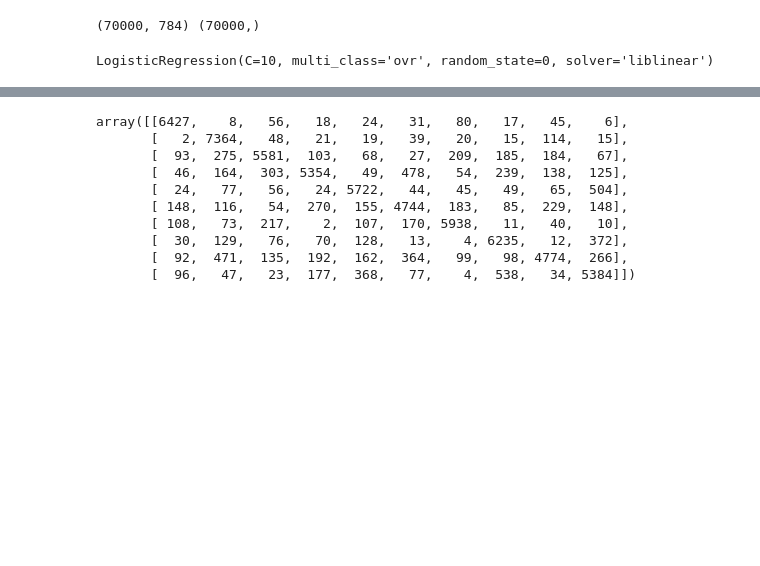
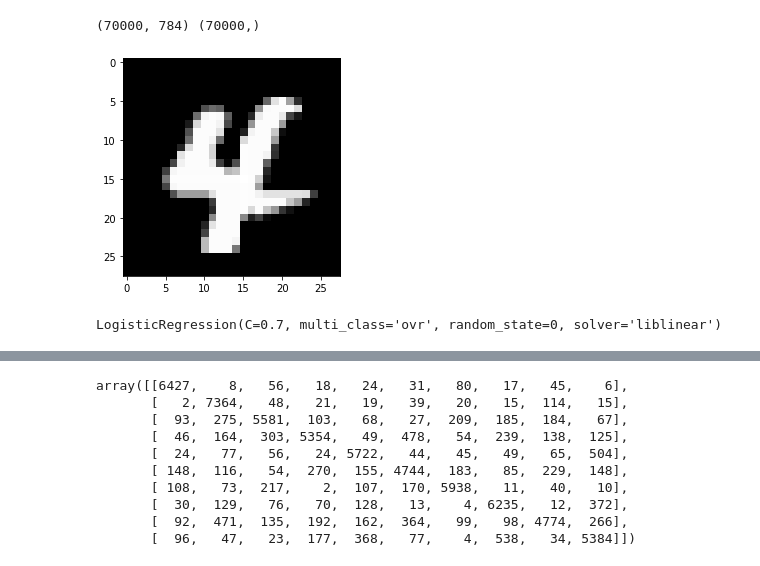
Before and after one commit to matheuspnovaes/08-classificao-, a Jupyter notebook: aulas_praticas/Aula1-RegressaoLogistica/LogisticRegression.ipynb, the cells around one changed output, grey strips where cells are left out. Drawn from its saved outputs; the diff is of its cells as text; code cells hidden in the pictures; blank space fills up the shorter version.

Commit message:
feat: plot image

```diff
--- a/aulas_praticas/Aula1-RegressaoLogistica/LogisticRegression.ipynb
+++ b/aulas_praticas/Aula1-RegressaoLogistica/LogisticRegression.ipynb
@@ -486,6 +486,13 @@ X, y = fetch_openml('mnist_784', version=1, return_X_y=True, as_frame=False)
 print(X.shape, y.shape)
 # %% [output]
 (70000, 784) (70000,)
+# %%
+sample = np.random.randint(0, len(X))
+img = X[sample].reshape((28,28)).astype(np.uint8)
+
+imgplot = plt.imshow(img, cmap="gray")
+# %% [output]
+[figure, added]
 # %%
 #separando os dados em treino e teste
 X_treino  = X[0:2000,]
@@ -499,11 +506,11 @@ scaler = StandardScaler()
 X_treino = scaler.fit_transform(X_treino)
 # %%
 #definindo o modelo de LogisticRegression
-model = LogisticRegression(solver='liblinear', C=10, multi_class='ovr',
+model = LogisticRegression(solver='liblinear', C=0.7, multi_class='ovr',
                            random_state=0)
 model.fit(X_treino, y_treino)
 # %% [output]
-LogisticRegression(C=10, multi_class='ovr', random_state=0, solver='liblinear')
+LogisticRegression(C=0.7, multi_class='ovr', random_state=0, solver='liblinear')
 # %%
 #normalizar os dados de teste
 
```
Also changed, not shown: parts of 1 cell of this notebook.
